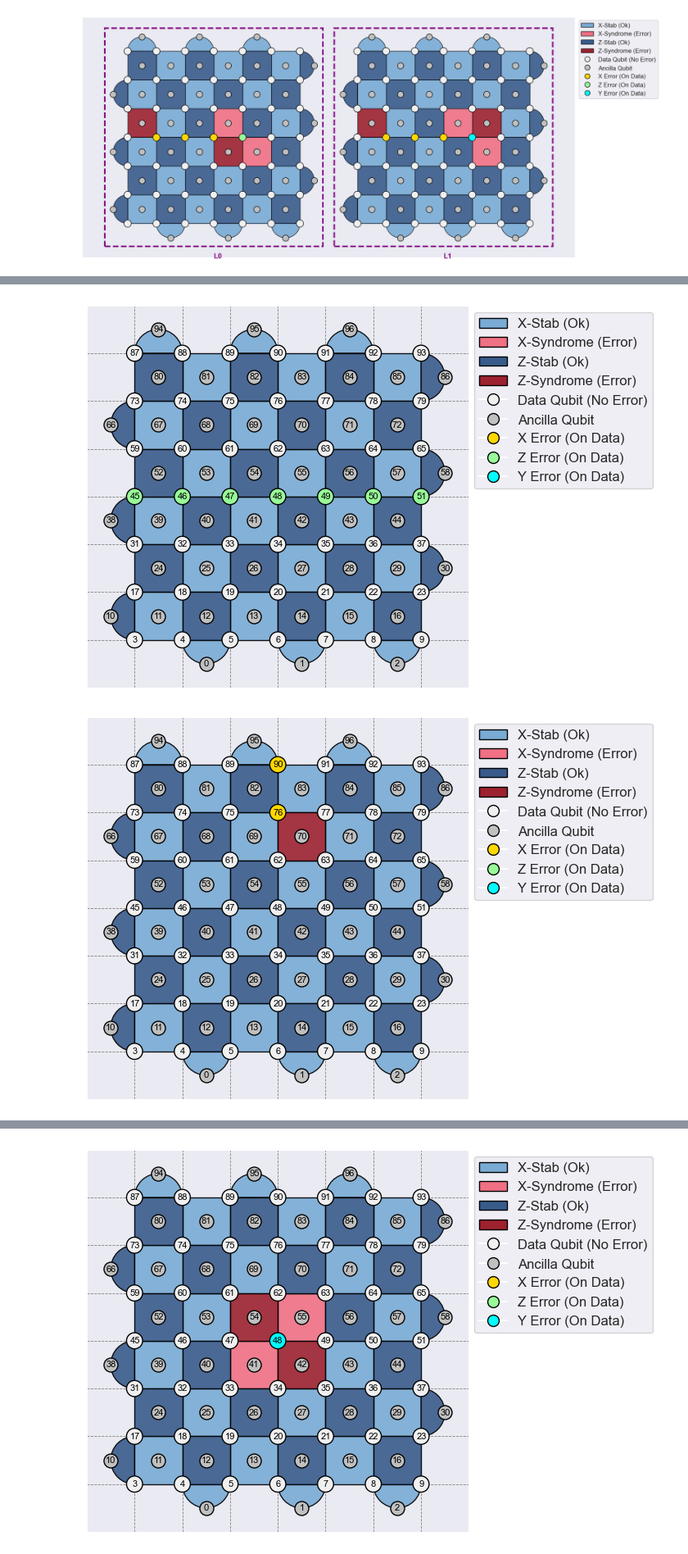
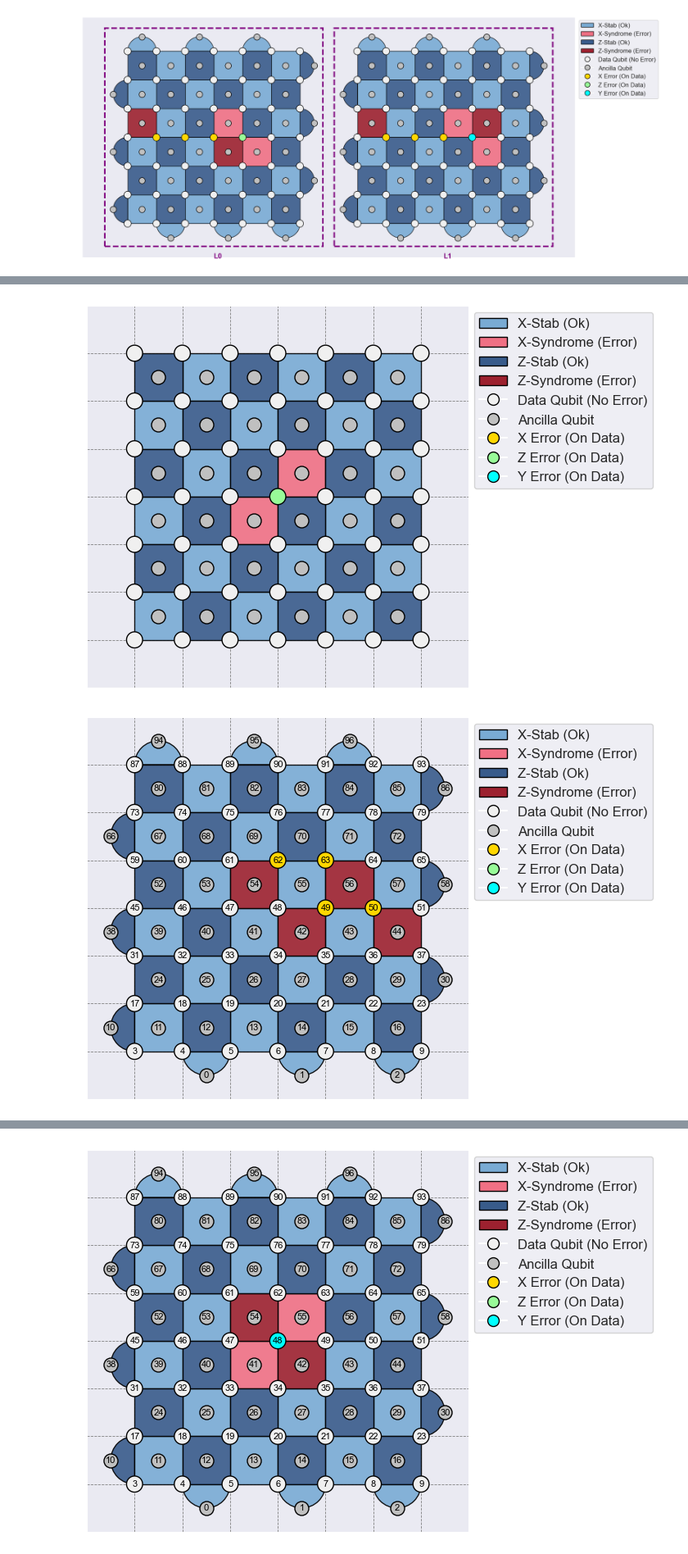
Before and after one commit to BjarneS2/Simulation_on_QEC_with_reconfigurable_atom_arrays, a Jupyter notebook: test.ipynb, the cells around one changed output, grey strips where cells are left out. Shown at 82% size. Saved outputs shown, nothing was run; the diff lists cells and outputs as text; code cells hidden in the pictures.

```diff
--- a/test.ipynb
+++ b/test.ipynb
@@ -67,13 +67,11 @@ Syndrome: [0 1 0 0 0 0 0 0 0 0 0 0 0 0 1 0 0 0 0 0 0 0 0 0 0 0 0 0 1 0 0 0 0 0 0
  1 0 0 0 0 0 0 0 0 0 0]
 # %%
 # sc.visualize_results(show_ancillas=True, show_index=True)
-sc.visualize_results(x_err=[], z_err=[45,46,47,48,49,50,51], show_ancillas=True, show_index=True)
-sc.visualize_results(z_err=[], x_err=[90, 76], show_ancillas=True, show_index=True)
-sc.visualize_results(z_err=[], x_err=[90, 76, 62], show_ancillas=True, show_index=True)
-sc.visualize_results(z_err=[], x_err=[90, 76, 62, 48], show_ancillas=True, show_index=True)
+sc.visualize_results2(z_err=[48], x_err=[], show_ancillas=True, show_index=False, show_edges=False)
+sc.visualize_results(z_err=[], x_err=[62, 63, 49, 50], show_ancillas=True, show_index=True)
+sc.visualize_results(z_err=[], x_err=[48, 49, 62, 63], show_ancillas=True, show_index=True)
 
-sc.visualize_results(z_err=[], x_err=[34, 20, 6], show_ancillas=True, show_index=True)
 # sc.visualize_results(z_err=[48], x_err=[], show_ancillas=True, show_index=True)
 # %% [output]
-[figure, old version]
+[figure, new version]
-[figure, old version]
+[figure, new version]
```
Also changed, not shown: parts of 3 cells of this notebook, 9 other files.
